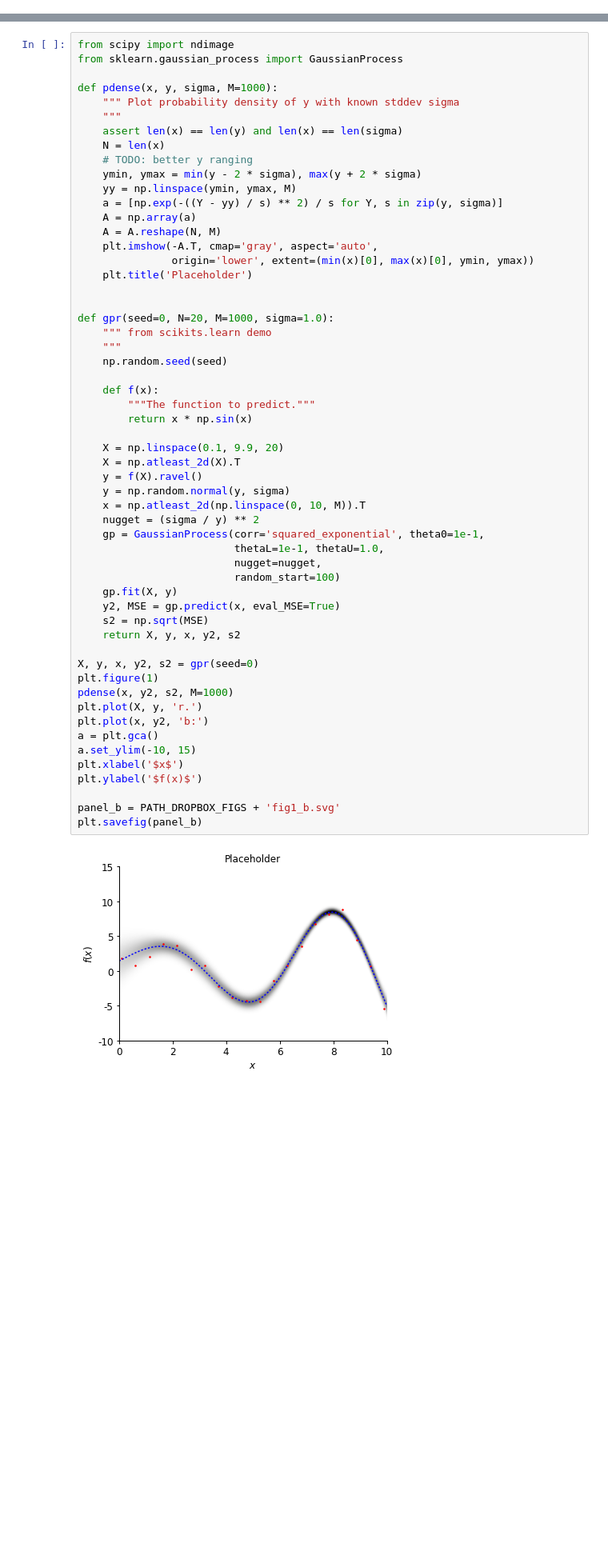
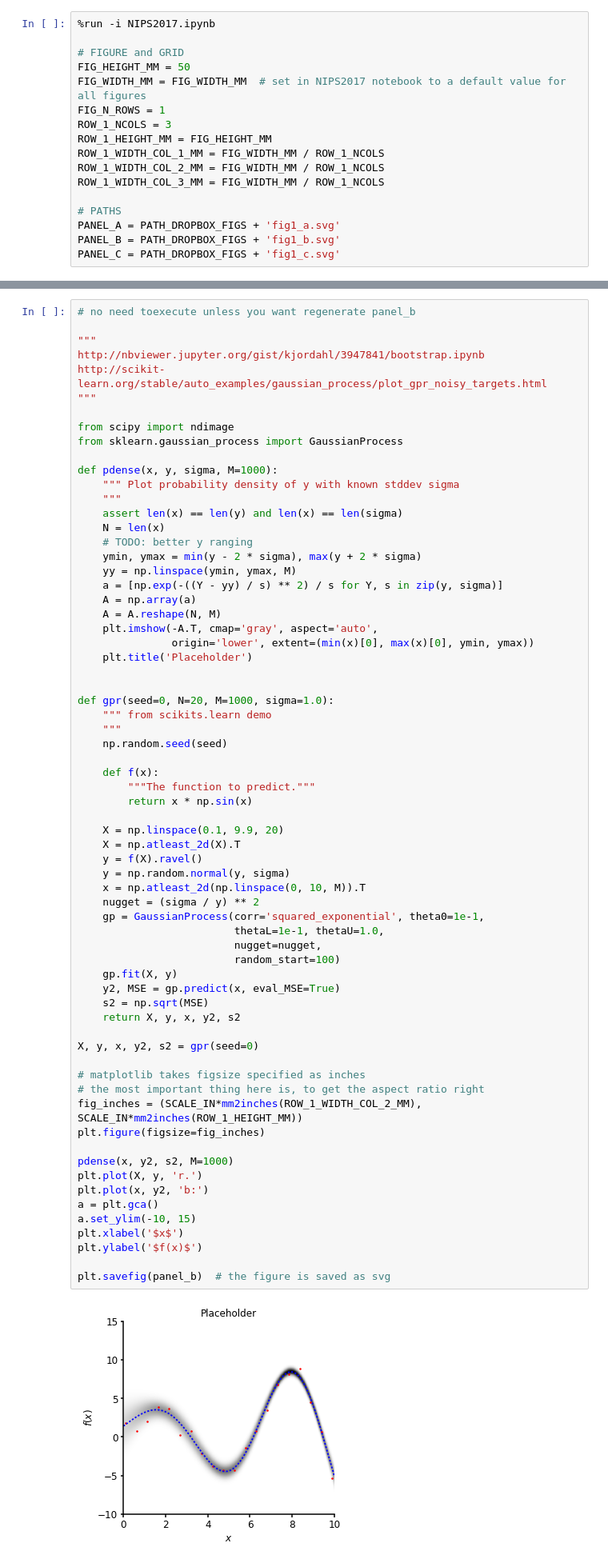
Before and after one commit to mackelab/lfi-experiments, a Jupyter notebook: notebooks/NIPS2017_fig1.ipynb, the cells around one changed output, grey strips where cells are left out. Shown at 80% size. Saved outputs shown, nothing was run; the diff lists cells and outputs as text; blank space fills up the shorter version.

Commit message:
figure utils

```diff
--- a/notebooks/NIPS2017_fig1.ipynb
+++ b/notebooks/NIPS2017_fig1.ipynb
@@ -5 +3,18 @@
+# %%
+%run -i NIPS2017.ipynb
+
+# FIGURE and GRID
+FIG_HEIGHT_MM = 50
+FIG_WIDTH_MM = FIG_WIDTH_MM  # set in NIPS2017 notebook to a default value for all figures
+FIG_N_ROWS = 1
+ROW_1_NCOLS = 3
+ROW_1_HEIGHT_MM = FIG_HEIGHT_MM
+ROW_1_WIDTH_COL_1_MM = FIG_WIDTH_MM / ROW_1_NCOLS
+ROW_1_WIDTH_COL_2_MM = FIG_WIDTH_MM / ROW_1_NCOLS
+ROW_1_WIDTH_COL_3_MM = FIG_WIDTH_MM / ROW_1_NCOLS
+
+# PATHS
+PANEL_A = PATH_DROPBOX_FIGS + 'fig1_a.svg'
+PANEL_B = PATH_DROPBOX_FIGS + 'fig1_b.svg'
+PANEL_C = PATH_DROPBOX_FIGS + 'fig1_c.svg'
 # %% [markdown]
@@ -21,4 +62,11 @@ Inspiration:
 # %%
+# no need toexecute unless you want regenerate panel_b
+
+"""
+http://nbviewer.jupyter.org/gist/kjordahl/3947841/bootstrap.ipynb
+http://scikit-learn.org/stable/auto_examples/gaussian_process/plot_gpr_noisy_targets.html
+"""
+
 from scipy import ndimage
 from sklearn.gaussian_process import GaussianProcess
 
@@ -45,34 +93,38 @@ def gpr(seed=0, N=20, M=1000, sigma=1.0):
 
     def f(x):
         """The function to predict."""
         return x * np.sin(x)
 
     X = np.linspace(0.1, 9.9, 20)
     X = np.atleast_2d(X).T
     y = f(X).ravel()
     y = np.random.normal(y, sigma)
     x = np.atleast_2d(np.linspace(0, 10, M)).T
     nugget = (sigma / y) ** 2
     gp = GaussianProcess(corr='squared_exponential', theta0=1e-1,
                          thetaL=1e-1, thetaU=1.0,
                          nugget=nugget,
                          random_start=100)
     gp.fit(X, y)
     y2, MSE = gp.predict(x, eval_MSE=True)
     s2 = np.sqrt(MSE)
     return X, y, x, y2, s2
 
 X, y, x, y2, s2 = gpr(seed=0)
-plt.figure(1)
+
+# matplotlib takes figsize specified as inches
+# the most important thing here is, to get the aspect ratio right
+fig_inches = (SCALE_IN*mm2inches(ROW_1_WIDTH_COL_2_MM), SCALE_IN*mm2inches(ROW_1_HEIGHT_MM))
+plt.figure(figsize=fig_inches)
+
 pdense(x, y2, s2, M=1000)
 plt.plot(X, y, 'r.')
 plt.plot(x, y2, 'b:')
 a = plt.gca()
 a.set_ylim(-10, 15)
 plt.xlabel('$x$')
 plt.ylabel('$f(x)$')
 
-panel_b = PATH_DROPBOX_FIGS + 'fig1_b.svg'
-plt.savefig(panel_b)
+plt.savefig(panel_b)  # the figure is saved as svg
 # %% [output]
-[figure, old version]
+[figure, new version]
```
Also changed, not shown: parts of 23 cells of this notebook, 7 other files.
